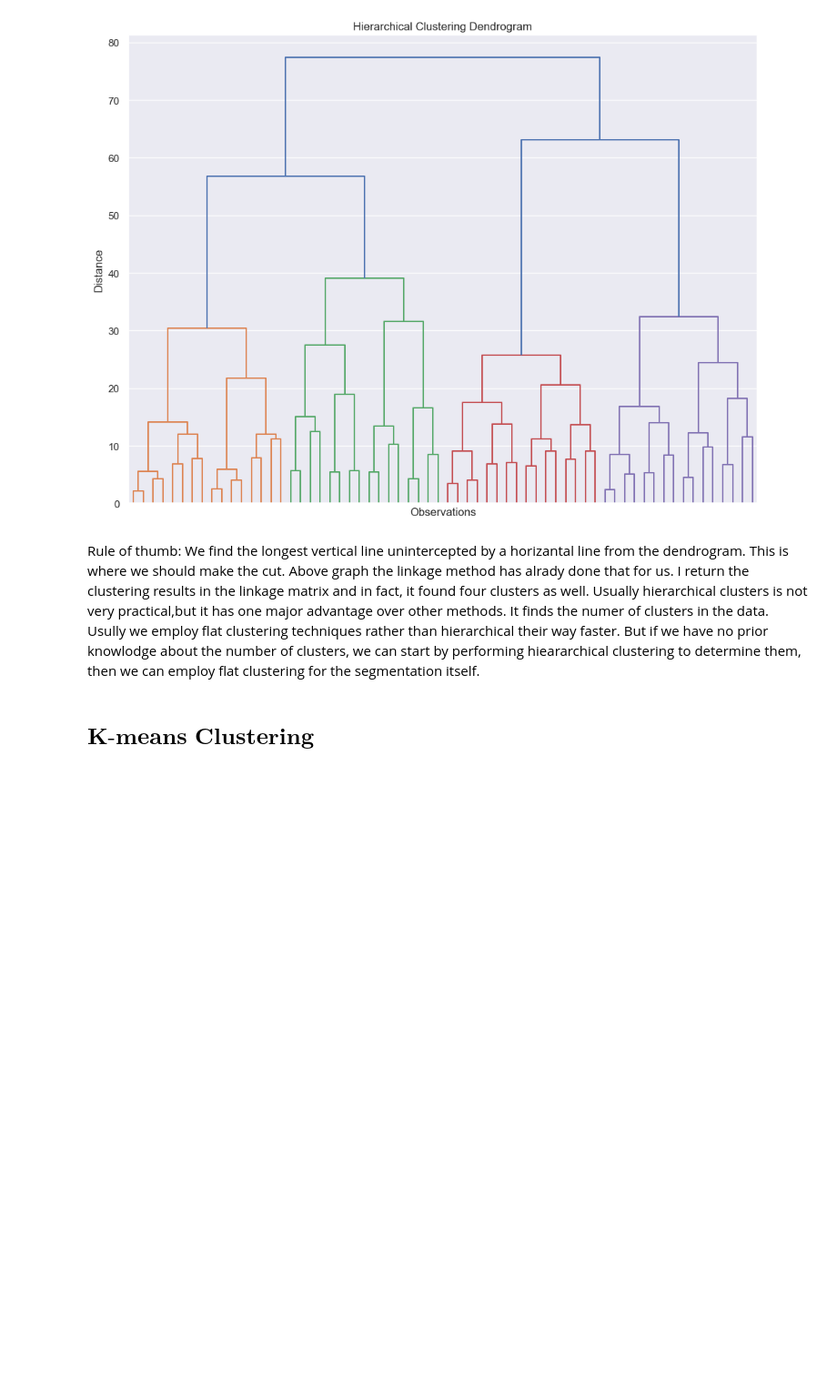
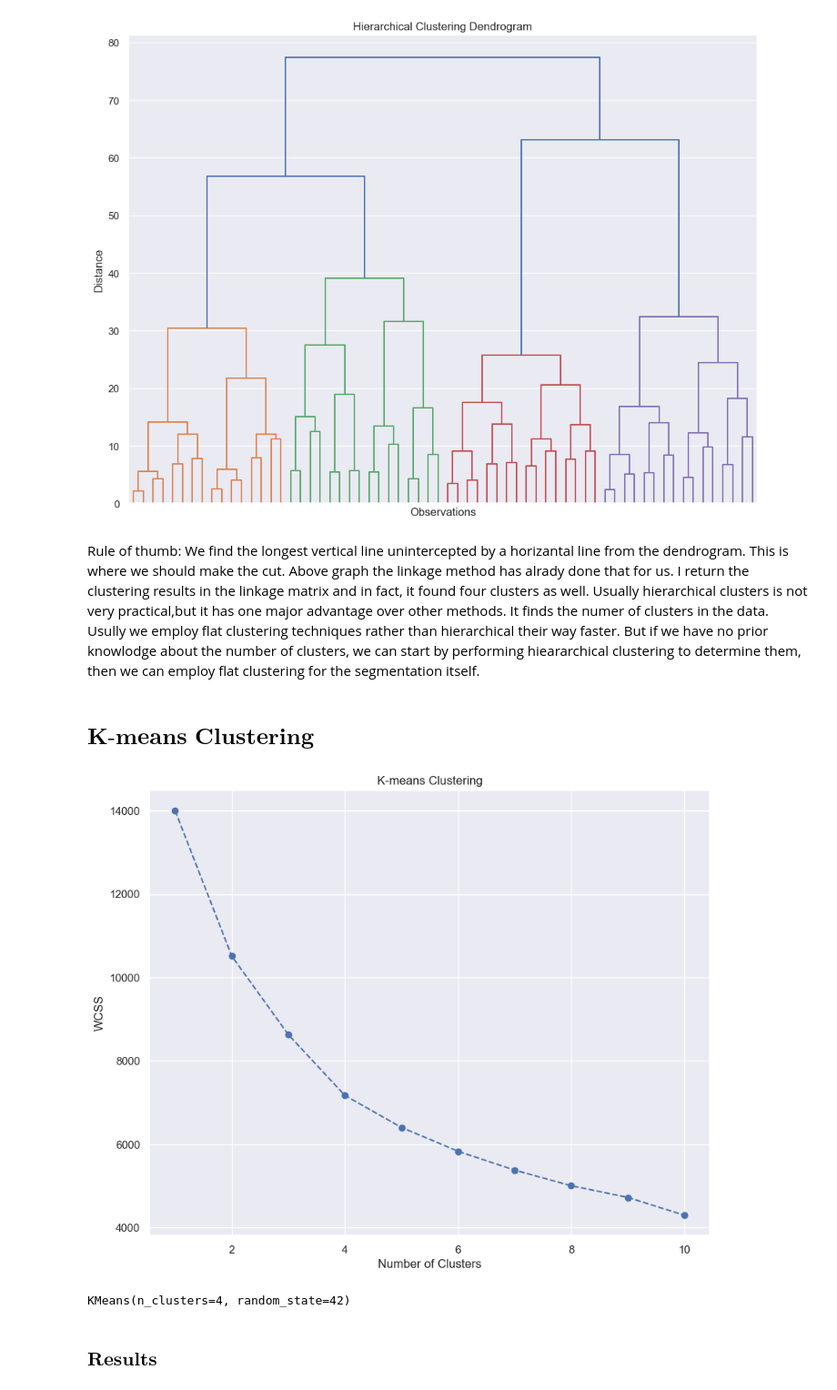
Before and after one commit to yaseminerguezel/customer-analytics-project1, a Jupyter notebook: customer-analytics-segmentatiom.ipynb, the cells around one changed output. Shown at 91% size. Cells and saved outputs as stored; diff of their text form; code cells hidden in the pictures; blank space fills up the shorter version.

Commit message:
k-means updated

```diff
--- a/customer-analytics-segmentatiom.ipynb
+++ b/customer-analytics-segmentatiom.ipynb
@@ -119,3 +119,15 @@ for i in range(1,11):
     kmeans = KMeans(n_clusters = i, init = 'k-means++', random_state = 42)
     kmeans.fit(segmentation_std)
     wcss.append(kmeans.inertia_)
+# %%
+# Plot the Within Cluster Sum of Squares for the different number of clusters.
+# From this plot we choose the number of clusters.
+# We look for a kink in the graphic, after which the descent of wcss isn't as pronounced.
+plt.figure(figsize = (10,8))
+plt.plot(range(1, 11), wcss, marker = 'o', linestyle = '--')
+plt.xlabel('Number of Clusters')
+plt.ylabel('WCSS')
+plt.title('K-means Clustering')
+plt.show()
+# %% [output]
+[figure, added]
@@ -121,0 +137,7 @@ for i in range(1,11):
+# %%
+# We divide our data into the four clusters.
+kmeans.fit(segmentation_std)
+# %% [output]
+KMeans(n_clusters=4, random_state=42)
+# %% [markdown]
+### ${\textbf{Results}}$
```
Also changed, not shown: parts of 9 cells of this notebook.
